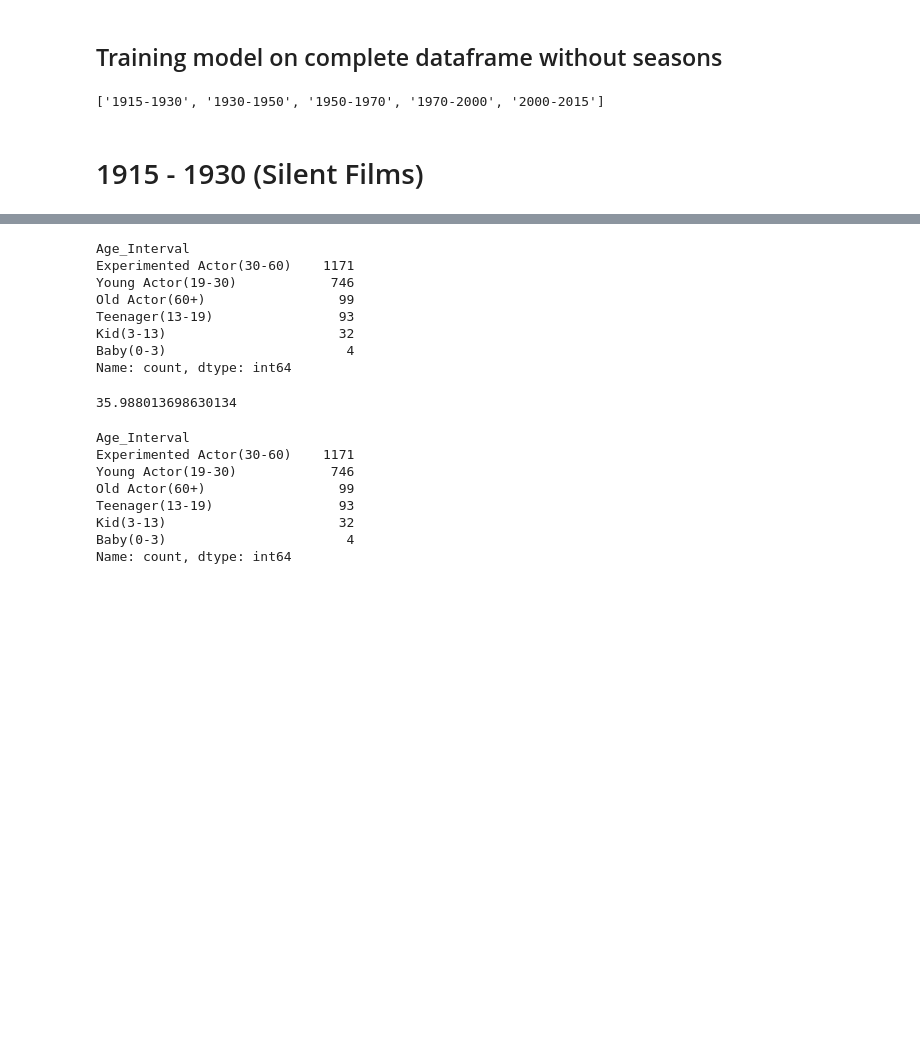
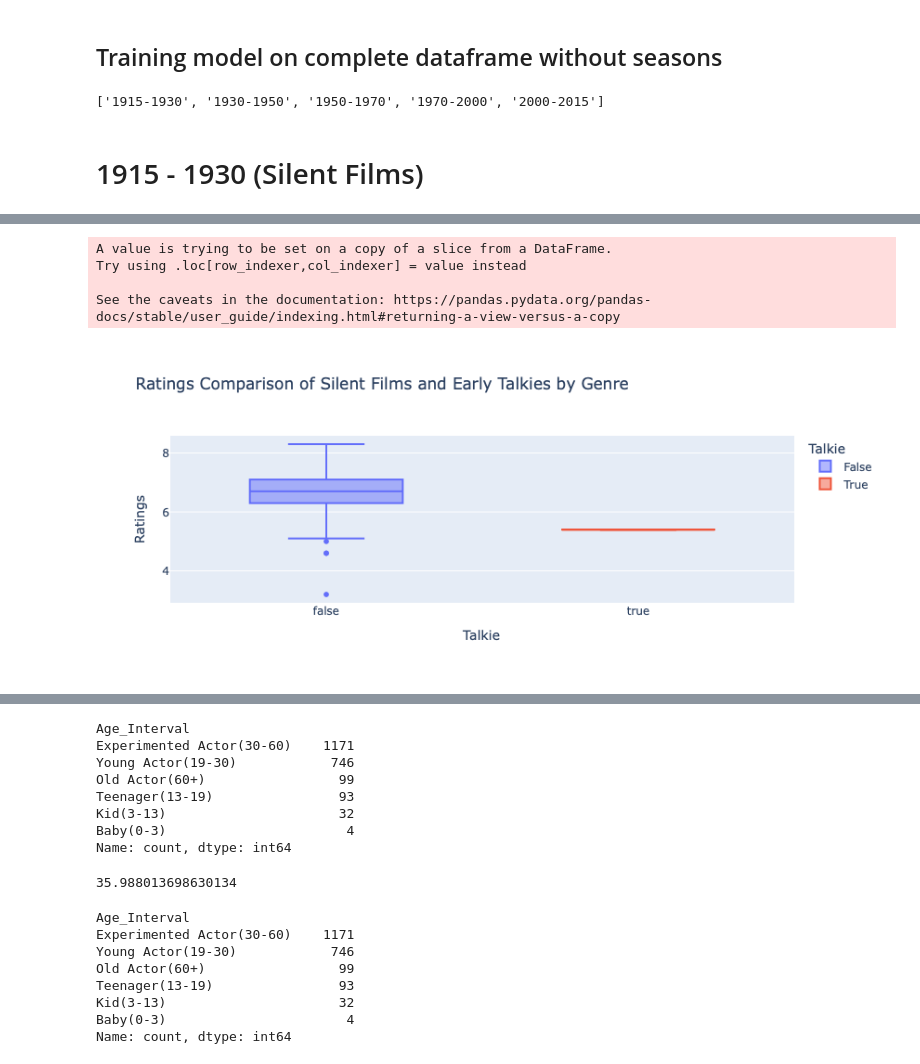
Before and after one commit to epfl-ada/ada-2024-project-melyn, a Jupyter notebook: stats.ipynb, the cells around one changed output, grey strips where cells are left out. Saved outputs shown, nothing was run; the diff lists cells and outputs as text; code cells hidden in the pictures; blank space fills up the shorter version.

```diff
--- a/stats.ipynb
+++ b/stats.ipynb
@@ -228,0 +246,74 @@ dtype: int64
+# %%
+from sklearn.linear_model import LogisticRegression
+from sklearn.neighbors import NearestNeighbors
+import plotly.express as px
+from sklearn.model_selection import train_test_split
+
+# Step 1: Define which films are silent films and which are early talkies
+# We assume you have a column 'Talkie' where 1 = early talkie and 0 = silent film.
+
+df = df_period0.copy()
+
+df['Talkie'] = ~df['Genre_Silent film']
+
+# Define a subset of the data (example: genres and talkie status)
+df_subset = df[['averageRating', 'Talkie'] + [x for x in df.columns if x.startswith("Genre_")]]
+
+# Step 2: Propensity Score Estimation
+# We will estimate the propensity scores for being an early talkie, using logistic regression.
+
+X = df_subset[[x for x in df.columns if x.startswith("Genre_")]]  # Use genres as features
+y = df_subset['Talkie']  # Target: Talkie (1 for early talkie, 0 for silent film)
+
+# Fit a logistic regression model to estimate propensity scores
+model = LogisticRegression(solver='liblinear')
+model.fit(X, y)
+
+# Propensity scores: The probability that each film is a talkie (vs. silent)
+df_subset['Propensity_Score'] = model.predict_proba(X)[:, 1]
+
+# Step 3: Matching based on propensity scores
+# Use nearest neighbors to find matched pairs of silent films and talkies based on their propensity scores.
+
+# Separate the data into silent films and early talkies
+silent_films = df_subset[df_subset['Talkie'] == 0]
+talkies = df_subset[df_subset['Talkie'] == 1]
+
+# Fit a nearest neighbors model on the propensity scores
+nn = NearestNeighbors(n_neighbors=1)
+nn.fit(talkies[['Propensity_Score']])
+
+# For each silent film, find the closest early talkie (based on propensity score)
+distances, indices = nn.kneighbors(silent_films[['Propensity_Score']])
+
+# Get the matched early talkies
+matched_talkies = talkies.iloc[indices.flatten()]
+
+# Step 4: Combine the matched data (silent films and matched talkies)
+matched_data = pd.concat([silent_films, matched_talkies])
+
+# Step 5: Plot the box plot for ratings comparison within genres
+# We will focus on a key genre (e.g., 'Genre_1') for visualization.
+
+# For simplicity, let's assume you're interested in 'Genre_1'
+matched_data['Genre_Silent film'] = matched_data[f'Genre_Silent film']
+
+# Box plot by genre
+fig = px.box(
+    matched_data,
+    x='Talkie',  # 0 for silent films, 1 for early talkies
+    y='averageRating',
+    color='Talkie',
+    category_orders={'Talkie': [0, 1]},  # Order silent films first
+    labels={'Talkie': 'Talkie', 'averageRating': 'Ratings'},
+    title='Ratings Comparison of Silent Films and Early Talkies by Genre'
+)
+
+# Show the plot
+fig.show()
+# %% [output]
+A value is trying to be set on a copy of a slice from a DataFrame.
+Try using .loc[row_indexer,col_indexer] = value instead
+
+See the caveats in the documentation: https://pandas.pydata.org/pandas-docs/stable/user_guide/indexing.html#returning-a-view-versus-a-copy
+[figure, added]
```
Also changed, not shown: parts of 8 cells of this notebook, 1 other file.
